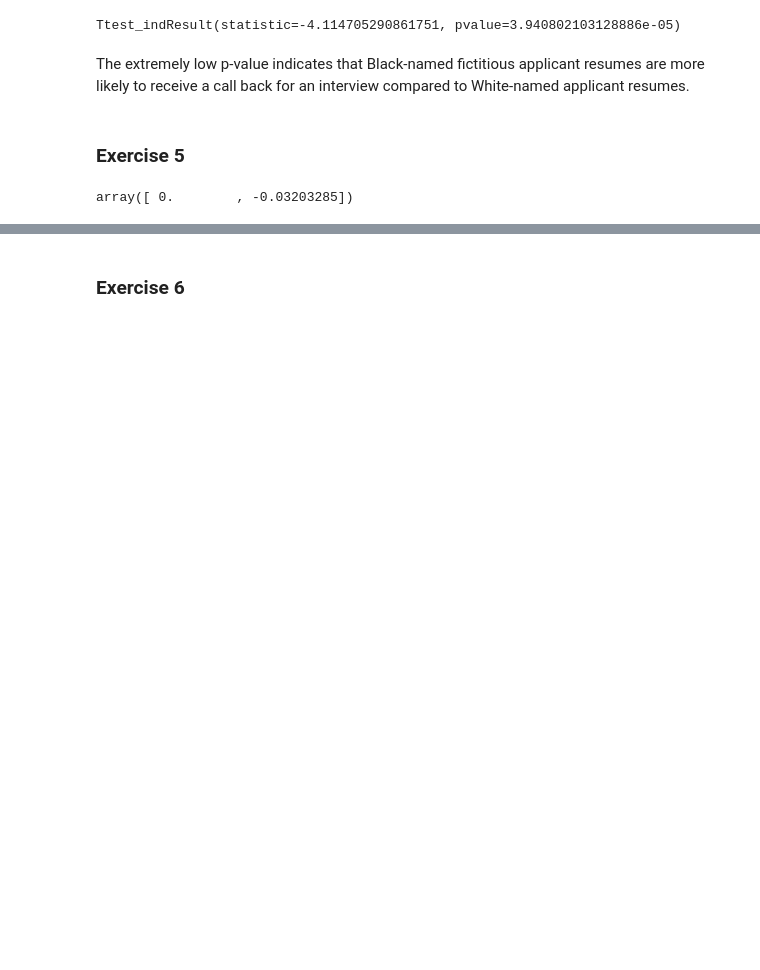
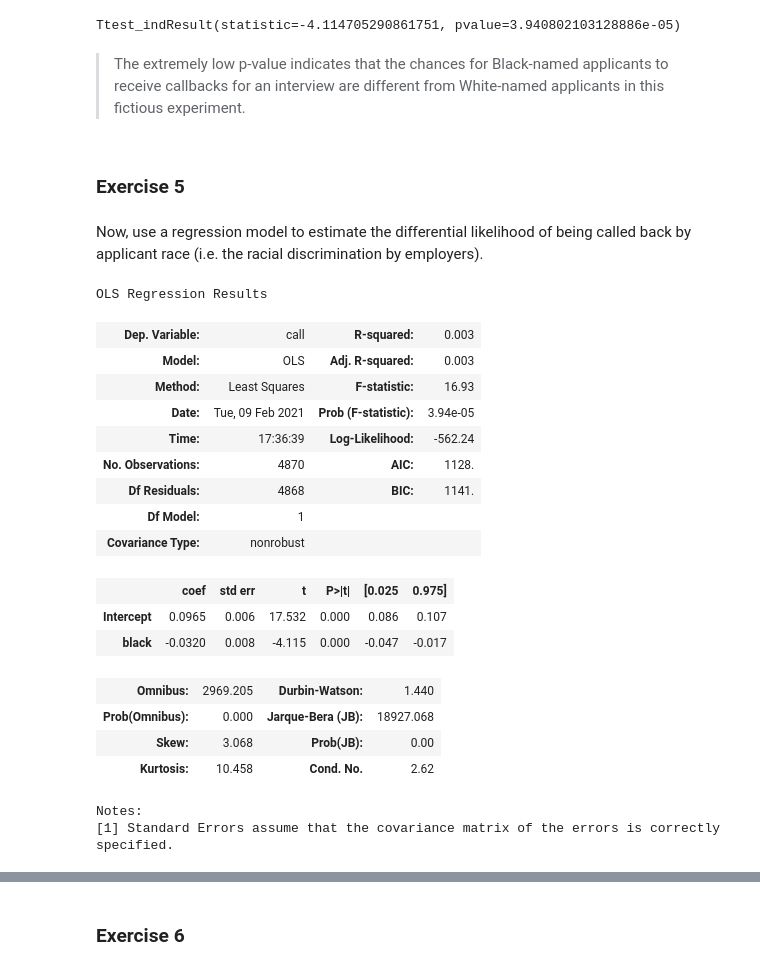
Before and after one commit to solaris-2578/IDS-701-Unifying-DS, a Jupyter notebook: 02_Resume_Experiment_Analysis/Resume_Experiment_Analysis.ipynb, the cells around one changed output, grey strips where cells are left out. Saved outputs shown, nothing was run; the diff lists cells and outputs as text; code cells hidden in the pictures; blank space fills up the shorter version.

```diff
--- a/02_Resume_Experiment_Analysis/Resume_Experiment_Analysis.ipynb
+++ b/02_Resume_Experiment_Analysis/Resume_Experiment_Analysis.ipynb
@@ -99,13 +106,33 @@ print(stats.ttest_ind(treat['call'], ctrl['call']))
 # %% [output]
 Ttest_indResult(statistic=-4.114705290861751, pvalue=3.940802103128886e-05)
 # %% [markdown]
-The extremely low p-value indicates that Black-named fictitious applicant resumes are more likely to receive a call back for an interview compared to White-named applicant resumes.
+> The extremely low p-value indicates that the chances for Black-named applicants to receive callbacks for an interview are different from White-named applicants in this fictious experiment.
 # %% [markdown]
 ### Exercise 5
-# %%
-X0 = np.c_[np.ones(df.shape[0]), df['black']]
-reg0 = LinearRegression().fit(X0, df['call'])
-reg0.coef_
-# %% [output]
-array([ 0.        , -0.03203285])
+# %% [markdown]
+Now, use a regression model to estimate the differential likelihood of being called back by applicant race (i.e. the racial discrimination by employers).
+# %%
+import statsmodels.api as sm
+import statsmodels.formula.api as smf
+smf.ols("call ~ black", df).fit().summary()
+# %% [output]
+OLS Regression Results
+| Dep. Variable: | call | R-squared: | 0.003 |
+| Model: | OLS | Adj. R-squared: | 0.003 |
+| Method: | Least Squares | F-statistic: | 16.93 |
+| Date: | Tue, 09 Feb 2021 | Prob (F-statistic): | 3.94e-05 |
+| Time: | 17:36:39 | Log-Likelihood: | -562.24 |
+| No. Observations: | 4870 | AIC: | 1128. |
+| Df Residuals: | 4868 | BIC: | 1141. |
+| Df Model: | 1 |  |  |
+| Covariance Type: | nonrobust |  |  |
+|  | coef | std err | t | P>|t| | [0.025 | 0.975] |
+| Intercept | 0.0965 | 0.006 | 17.532 | 0.000 | 0.086 | 0.107 |
+| black | -0.0320 | 0.008 | -4.115 | 0.000 | -0.047 | -0.017 |
+| Omnibus: | 2969.205 | Durbin-Watson: | 1.440 |
+| Prob(Omnibus): | 0.000 | Jarque-Bera (JB): | 18927.068 |
+| Skew: | 3.068 | Prob(JB): | 0.00 |
+| Kurtosis: | 10.458 | Cond. No. | 2.62 |
+Notes:
+[1] Standard Errors assume that the covariance matrix of the errors is correctly specified.
 # %% [markdown]
```
Also changed, not shown: parts of 36 cells of this notebook, 2 other files.
